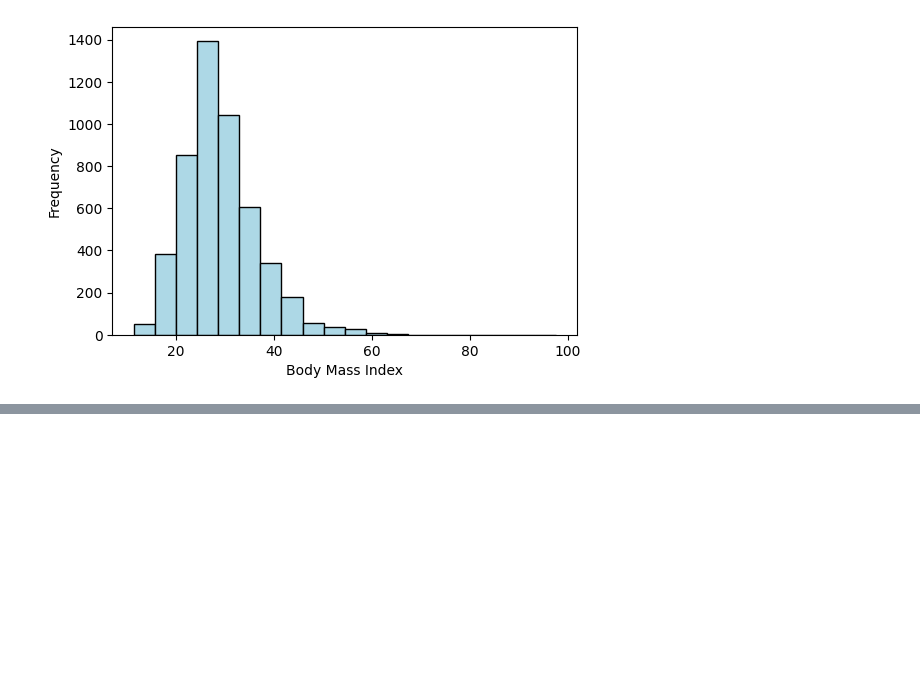
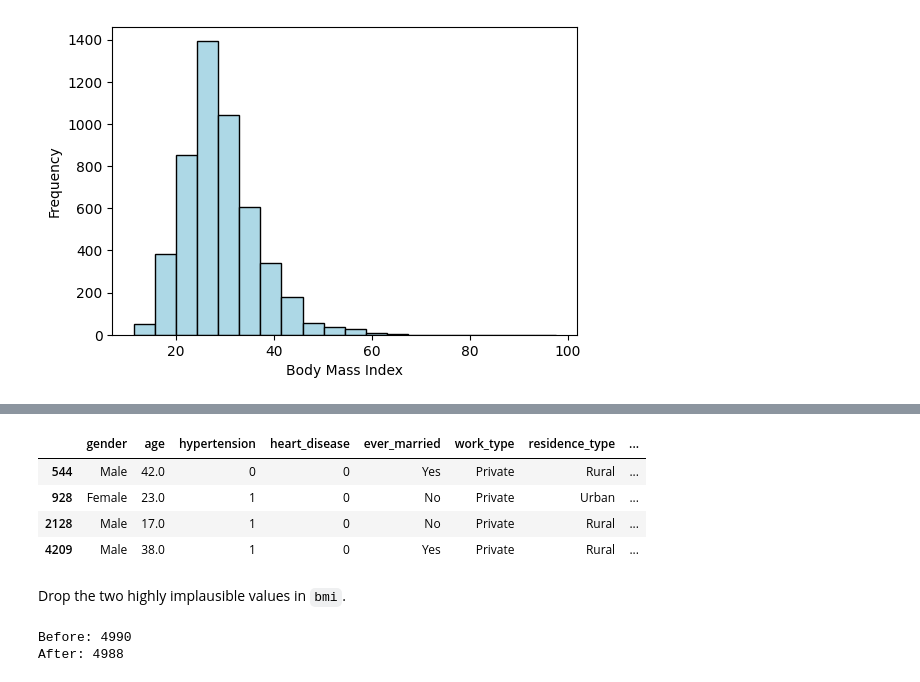
Before and after one commit to Yasir-4/data-science-practice, a Jupyter notebook: projects/mini-projects/stroke-analysis-mini-project.ipynb, the cells around one changed output, grey strips where cells are left out. Saved outputs shown, nothing was run; the diff lists cells and outputs as text; code cells hidden in the pictures; blank space fills up the shorter version.

Commit message:
Added the completed data cleaning section.

```diff
--- a/projects/mini-projects/stroke-analysis-mini-project.ipynb
+++ b/projects/mini-projects/stroke-analysis-mini-project.ipynb
@@ -185,16 +230,16 @@ stroke_df.columns = stroke_df.columns.str.strip().str.lower()
 - No other columns required action.
 # %%
 # Check skewness
-print(f"Skewness of BMI column: {stroke_df['bmi'].skew():.2f}") # > 0 = right skewness
+print(f"Skewness of BMI column: {stroke_df_cleaned['bmi'].skew():.2f}") # > 0 = right skewness
 
 # Missing values before
-print(f"BMI missing values before: {stroke_df["bmi"].isnull().sum()}")
+print(f"BMI missing values before: {stroke_df_cleaned["bmi"].isnull().sum()}")
 
 # Replace missing values with median
-stroke_df["bmi"] = stroke_df["bmi"].fillna(stroke_df["bmi"].median())
+stroke_df_cleaned["bmi"] = stroke_df_cleaned["bmi"].fillna(stroke_df_cleaned["bmi"].median())
 
 # Missing values after
-print(f"BMI missing values after: {stroke_df["bmi"].isnull().sum()}")
+print(f"BMI missing values after: {stroke_df_cleaned["bmi"].isnull().sum()}")
 # %% [output]
 Skewness of BMI column: 1.06
 BMI missing values before: 201
@@ -213,7 +258,7 @@ print(stroke_df.duplicated().sum())
 ### Remove Irrelevant Column
 - Column `ID` is only a unique identifier, it adds no analytical value, therefore it will be dropped.
 # %%
-stroke_df = stroke_df.drop(columns=["id"])
+stroke_df_cleaned = stroke_df_cleaned.drop(columns=["id"])
 # %% [markdown]
 ### Validate Data Types
 
@@ -223,15 +268,15 @@ stroke_df = stroke_df.drop(columns=["id"])
 # %%
 # Check current data types
 print("\nBefore conversion:")
-print(stroke_df.dtypes)
+print(stroke_df_cleaned.dtypes)
 
 # Convert categorical columns to category dtype
 categorical_cols = ["gender", "ever_married", "work_type", "residence_type", "smoking_status"]
-stroke_df[categorical_cols] = stroke_df[categorical_cols].astype("category")
+stroke_df_cleaned[categorical_cols] = stroke_df_cleaned[categorical_cols].astype("category")
 
 # Verify conversion
 print("\nAfter conversion:")
-print(stroke_df[categorical_cols].dtypes)
+print(stroke_df_cleaned[categorical_cols].dtypes)
 # %% [output]
 Before conversion:
 gender                object
@@ -266,17 +311,17 @@ dtype: object
 ##### Set boundaries
 # %%
 # Length before cleaning
-n_rows_before_cleaning = len(stroke_df)
+n_rows_before_cleaning = len(stroke_df_cleaned)
 
 # Set boundaries
-stroke_df = stroke_df[
-    (stroke_df["age"].between(2,120)) &
-    (stroke_df["avg_glucose_level"].between(20, 600)) &
-    (stroke_df["bmi"].between(10,100))
+stroke_df_cleaned = stroke_df_cleaned[
+    (stroke_df_cleaned["age"].between(2,120)) &
+    (stroke_df_cleaned["avg_glucose_level"].between(20, 600)) &
+    (stroke_df_cleaned["bmi"].between(10,100))
     ]
 
 # Length after cleaning
-n_rows_after_cleaning = len(stroke_df)
+n_rows_after_cleaning = len(stroke_df_cleaned)
 
 print(f"Rows before cleaning: {n_rows_before_cleaning} | After cleaning: {n_rows_after_cleaning} | Removed: {n_rows_before_cleaning - n_rows_after_cleaning}")
 # %% [output]
@@ -375,0 +516,22 @@ Patients with glucose level above 200 mg/dl: 434 | Approximately 8.70% of the da
+# %%
+stroke_df_cleaned[stroke_df_cleaned["bmi"] > 70]
+# %% [output]
+|  | gender | age | hypertension | heart_disease | ever_married | work_type | residence_type | ... |
+| 544 | Male | 42.0 | 0 | 0 | Yes | Private | Rural | ... |
+| 928 | Female | 23.0 | 1 | 0 | No | Private | Urban | ... |
+| 2128 | Male | 17.0 | 1 | 0 | No | Private | Rural | ... |
+| 4209 | Male | 38.0 | 1 | 0 | Yes | Private | Rural | ... |
+# %% [markdown]
+Drop the two highly implausible values in `bmi`.
+# %%
+# Total number of patients before.
+print("Before:", stroke_df_cleaned.shape[0])
+
+# Drop
+stroke_df_cleaned = stroke_df_cleaned.drop([2128, 4209], errors="ignore")
+
+# Total number of patients after.
+print("After:", stroke_df_cleaned.shape[0])
+# %% [output]
+Before: 4990
+After: 4988
```
Also changed, not shown: parts of 18 cells of this notebook.
